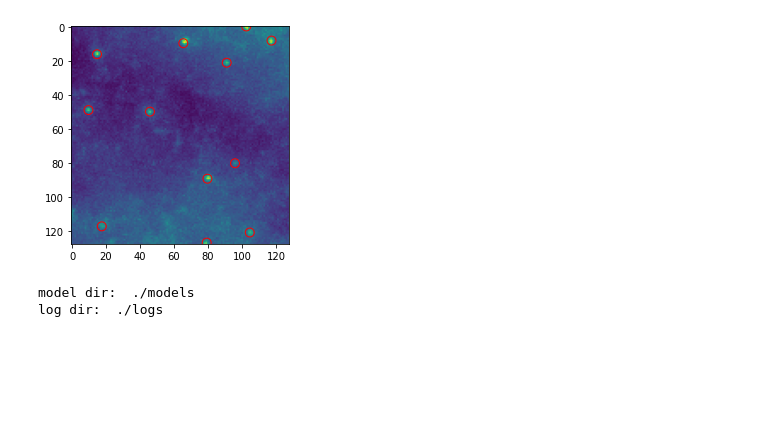
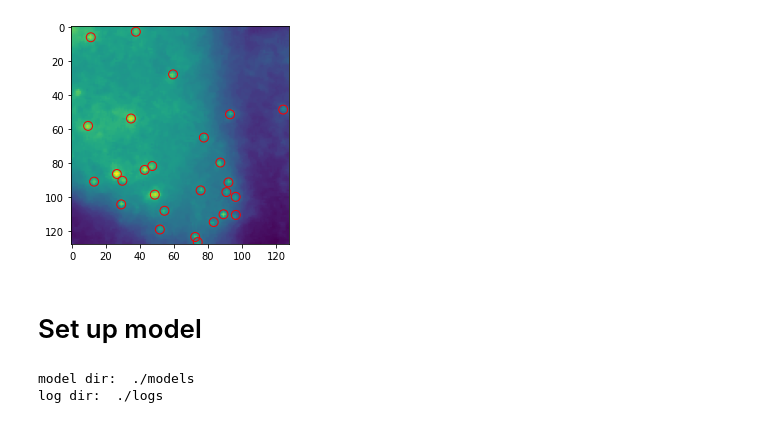
Before and after one commit to vanvalenlab/deepcell-spots, a Jupyter notebook: notebooks/training/Train Deep Learning Model for Spot Detection.ipynb, the cells around one changed output. Saved outputs shown, nothing was run; the diff lists cells and outputs as text; code cells hidden in the pictures; blank space fills up the shorter version.

Commit message:
Update example notebooks (#72)

```diff
--- a/notebooks/training/Train Deep Learning Model for Spot Detection.ipynb
+++ b/notebooks/training/Train Deep Learning Model for Spot Detection.ipynb
@@ -11,8 +16,4 @@ from tensorflow.keras import callbacks
 # %%
-from tensorflow.keras.utils import get_file
-from sklearn.model_selection import train_test_split
-from deepcell.datasets import Dataset
-
 def load_data(self, path=None, test_size=0.2, seed=0):
     path = path if path else self.path
 
@@ -36,15 +37,21 @@ def load_data(self, path=None, test_size=0.2, seed=0):
         X, y, test_size=test_size, random_state=seed)
 
     train_dict = {
-        'X': np.expand_dims(X_train, axis=[-1]),
+        'X': X_train,
         'y': y_train
     }
 
+    half_test = len(X_test) / 2
+    half_test = int(half_test)
+    val_dict = {
+        'X': X_test[:half_test],
+        'y': y_test[:half_test]
+    }
     test_dict = {
-        'X': np.expand_dims(X_test, axis=[-1]),
-        'y': y_test
+        'X': X_test[half_test:],
+        'y': y_test[half_test:]
     }
 
-    return(train_dict, test_dict)
+    return(train_dict, val_dict, test_dict)
 
 Dataset.load_data = load_data
@@ -52,9 +61,7 @@ Dataset.load_data = load_data
 from deepcell.datasets import Dataset
 
 data = Dataset(
-    path='20210503-LoG_annotated_inhouse.npz',
-    url='https://deepcell-data.s3.us-west-1.amazonaws.com/spot_detection/training_data/20210503-LoG_annotated_inhouse.npz',
-    file_hash='c9cbc85fcbd4903e5d24e86784d97de5',
+    path='example_spot_training_data.npz',
+    url='https://deepcell-data.s3.us-west-1.amazonaws.com/spot_detection/training_data/example_spot_training_data.npz',
+    file_hash='0dd4f2d73286870e7bcd204938c4877c-4',
     metadata={})
-# %%
-train_dict, test_dict = data.load_data()
@@ -89,0 +68,5 @@ train_dict_filter['y'] = y_keep
+# %%
+train_dict, val_dict, test_dict = data.load_data()
+print('Training set size: {}'.format(train_dict['X'].shape))
+print('Validation set size: {}'.format(val_dict['X'].shape))
+print('Test set size: {}'.format(test_dict['X'].shape))
@@ -90,11 +81,13 @@ train_dict_filter['y'] = y_keep
 # %%
 # visualize to check that it loaded correctly
-ind=105
-plt.imshow(X_keep[ind,...,0])
-plt.scatter(y_keep[ind][:,1], y_keep[ind][:,0], edgecolors='r', facecolors='None', s=80)
+ind=0
+plt.imshow(train_dict['X'][ind,...,0])
+plt.scatter(train_dict['y'][ind][:,1], train_dict['y'][ind][:,0], edgecolors='r', facecolors='None', s=80)
 plt.show()
 # %% [output]
-[figure, old version]
+[figure, new version]
+# %% [markdown]
+# Set up model
 # %%
 # Set up required filepaths
 
```
Also changed, not shown: parts of 14 cells of this notebook, 6 other files.
